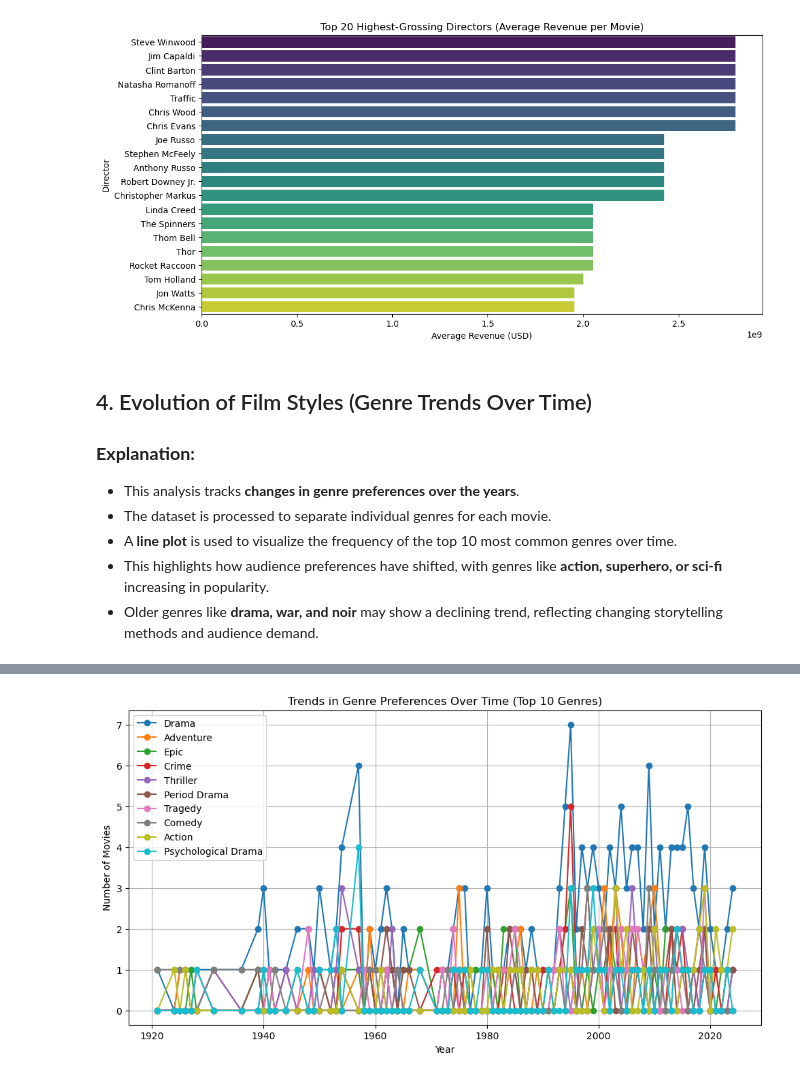
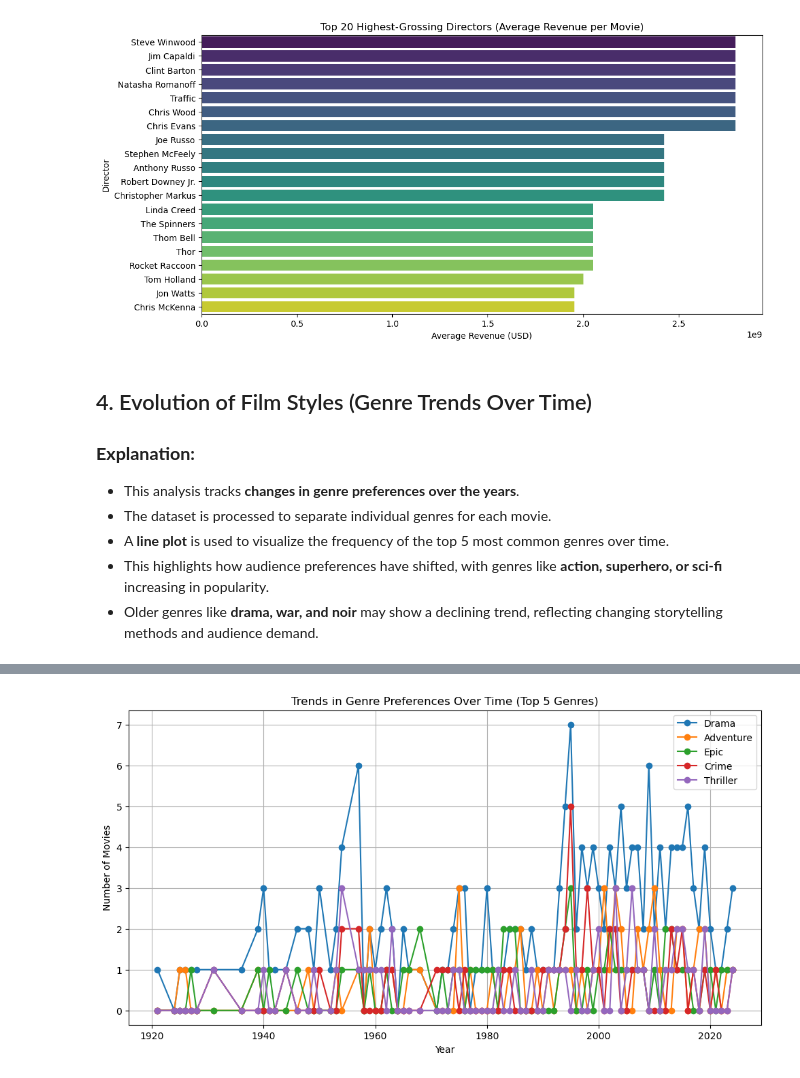
Before and after one commit to lahirudatascience/imdb_exploratory_data_analysis, a Jupyter notebook: notebooks/movie_n_director_trends.ipynb, the cells around one changed output, grey strips where cells are left out. Drawn from its saved outputs; the diff is of its cells as text; code cells hidden in the pictures.

Commit message:
Movie and Director Trends Analysis code updated

```diff
--- a/notebooks/movie_n_director_trends.ipynb
+++ b/notebooks/movie_n_director_trends.ipynb
@@ -163,7 +163,7 @@ Passing `palette` without assigning `hue` is deprecated and will be removed in v
 ### **Explanation:**
 - This analysis tracks **changes in genre preferences over the years**.
 - The dataset is processed to separate individual genres for each movie.
-- A **line plot** is used to visualize the frequency of the top 10 most common genres over time.
+- A **line plot** is used to visualize the frequency of the top 5 most common genres over time.
 - This highlights how audience preferences have shifted, with genres like **action, superhero, or sci-fi** increasing in popularity.
 - Older genres like **drama, war, and noir** may show a declining trend, reflecting changing storytelling methods and audience demand.
 # %%
@@ -181,21 +181,21 @@ df_exploded_genres.head()
 # %%
 
 # Count genre distribution over time
 genre_trends = df_exploded_genres.groupby(["year", "genre"]).size().unstack(fill_value=0)
 
 # Select top 10 most frequent genres for trend analysis
-top_genres = df_exploded_genres["genre"].value_counts().index[:10]
+top_genres = df_exploded_genres["genre"].value_counts().index[:5]
 
 # Line plot for genre trends over the years
 plt.figure(figsize=(12, 6))
 for genre in top_genres:
     plt.plot(genre_trends.index, genre_trends[genre], marker="o", label=genre)
 
 plt.xlabel("Year")
 plt.ylabel("Number of Movies")
-plt.title("Trends in Genre Preferences Over Time (Top 10 Genres)")
+plt.title("Trends in Genre Preferences Over Time (Top 5 Genres)")
 plt.legend()
 plt.grid(True)
 plt.show()
 # %% [output]
-[figure, old version]
+[figure, new version]
```
Also changed, not shown: parts of 1 cell of this notebook.
